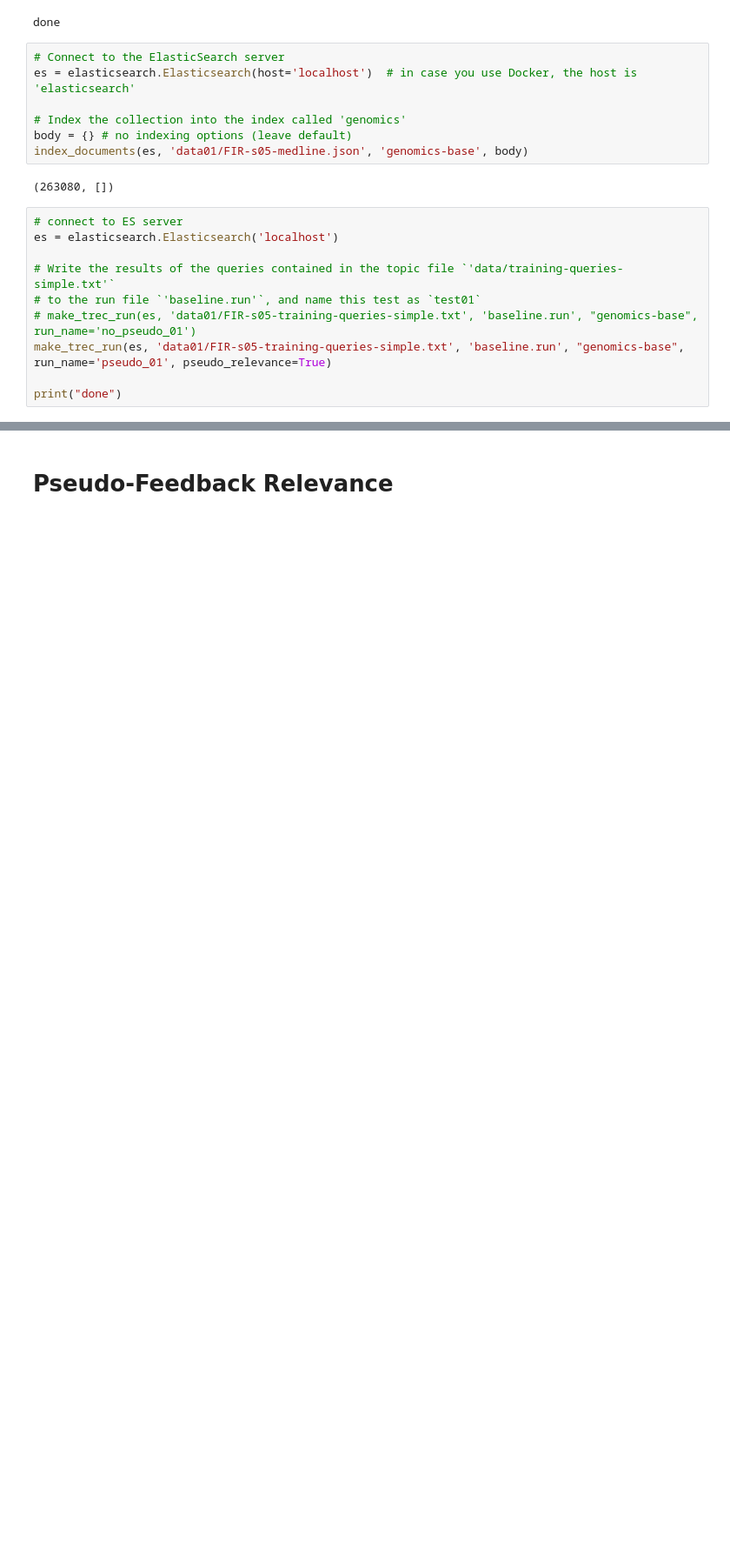
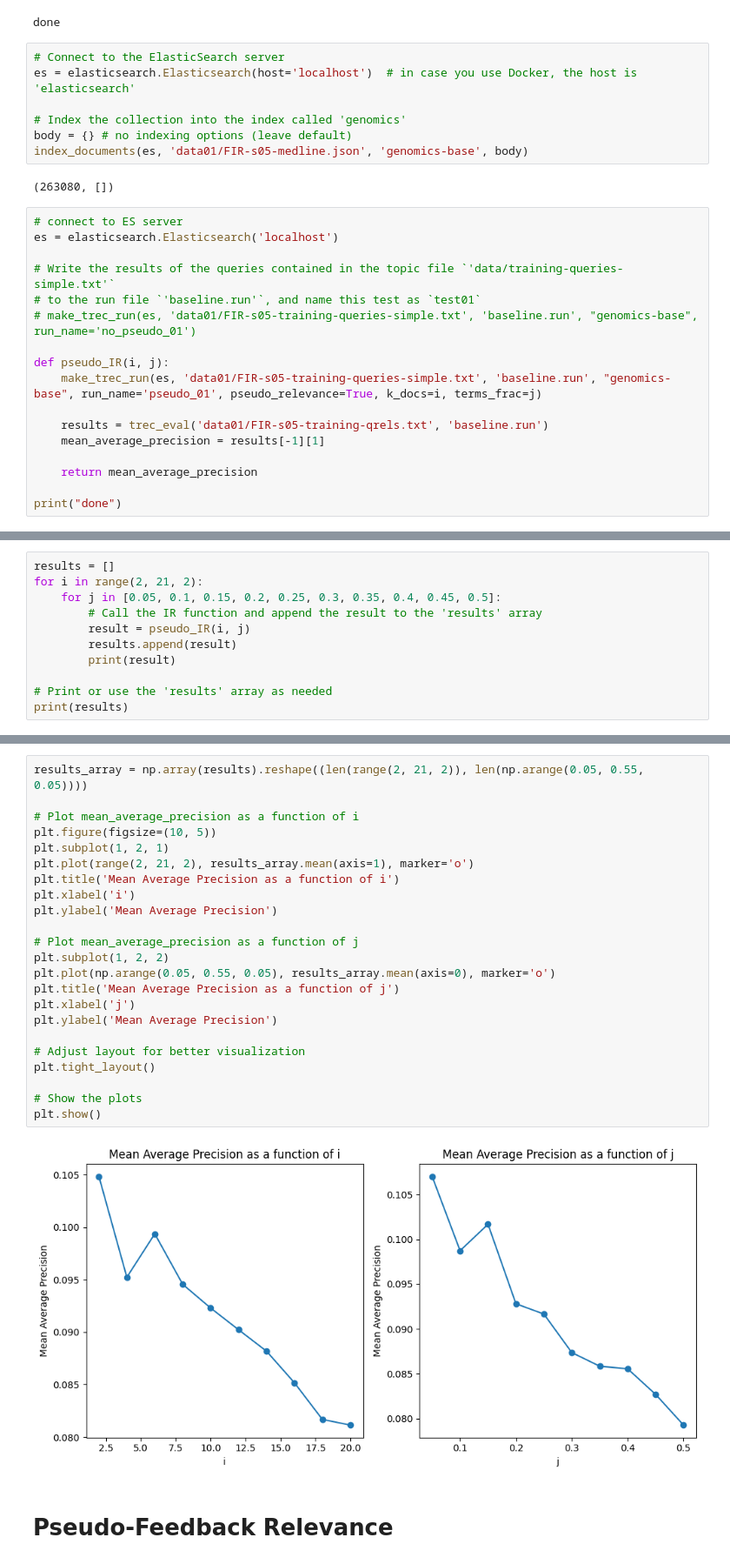
Before and after one commit to juhcsabi/FoundationsOfInformationRetrievalProject, a Jupyter notebook: test.ipynb, the cells around one changed output, grey strips where cells are left out. Shown at 87% size. Saved outputs shown, nothing was run; the diff lists cells and outputs as text; blank space fills up the shorter version.

Commit message:
Results for Pseudo Enhancement

```diff
--- a/test.ipynb
+++ b/test.ipynb
@@ -38,7 +40,14 @@ es = elasticsearch.Elasticsearch('localhost')
 # Write the results of the queries contained in the topic file `'data/training-queries-simple.txt'`
 # to the run file `'baseline.run'`, and name this test as `test01`
 # make_trec_run(es, 'data01/FIR-s05-training-queries-simple.txt', 'baseline.run', "genomics-base", run_name='no_pseudo_01')
-make_trec_run(es, 'data01/FIR-s05-training-queries-simple.txt', 'baseline.run', "genomics-base", run_name='pseudo_01', pseudo_relevance=True)
+
+def pseudo_IR(i, j):
+    make_trec_run(es, 'data01/FIR-s05-training-queries-simple.txt', 'baseline.run', "genomics-base", run_name='pseudo_01', pseudo_relevance=True, k_docs=i, terms_frac=j)
+
+    results = trec_eval('data01/FIR-s05-training-qrels.txt', 'baseline.run')
+    mean_average_precision = results[-1][1]
+
+    return mean_average_precision
 
 print("done")
 # %% [output]
@@ -81,0 +55,11 @@ mean average_precision         0.1191
+# %%
+results = []
+for i in range(2, 21, 2):
+    for j in [0.05, 0.1, 0.15, 0.2, 0.25, 0.3, 0.35, 0.4, 0.45, 0.5]:
+        # Call the IR function and append the result to the 'results' array
+        result = pseudo_IR(i, j)
+        results.append(result)
+        print(result)
+
+# Print or use the 'results' array as needed
+print(results)
@@ -82,2 +87,27 @@ mean average_precision         0.1191
+# %%
+results_array = np.array(results).reshape((len(range(2, 21, 2)), len(np.arange(0.05, 0.55, 0.05))))
+
+# Plot mean_average_precision as a function of i
+plt.figure(figsize=(10, 5))
+plt.subplot(1, 2, 1)
+plt.plot(range(2, 21, 2), results_array.mean(axis=1), marker='o')
+plt.title('Mean Average Precision as a function of i')
+plt.xlabel('i')
+plt.ylabel('Mean Average Precision')
+
+# Plot mean_average_precision as a function of j
+plt.subplot(1, 2, 2)
+plt.plot(np.arange(0.05, 0.55, 0.05), results_array.mean(axis=0), marker='o')
+plt.title('Mean Average Precision as a function of j')
+plt.xlabel('j')
+plt.ylabel('Mean Average Precision')
+
+# Adjust layout for better visualization
+plt.tight_layout()
+
+# Show the plots
+plt.show()
+# %% [output]
+[figure, added]
 # %% [markdown]
 # Pseudo-Feedback Relevance
```
Also changed, not shown: parts of 7 cells of this notebook, 4 other files.
